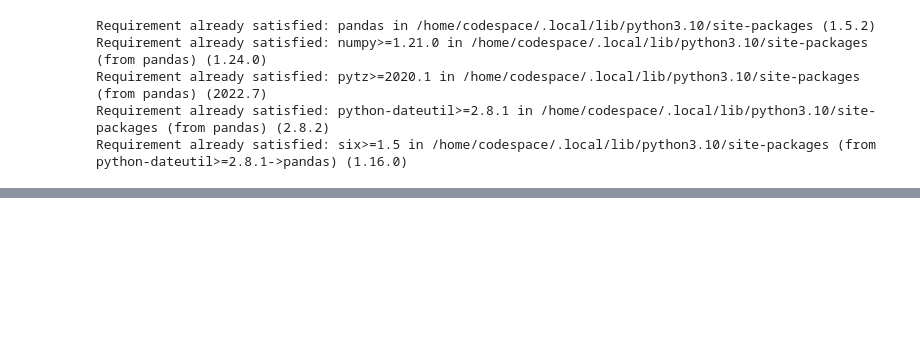
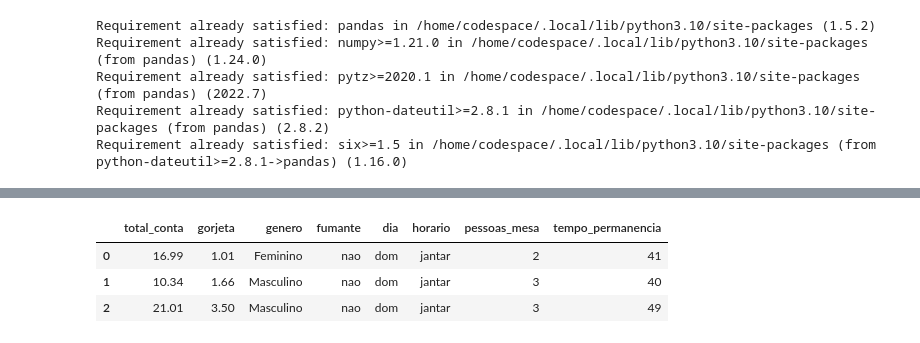
Before and after one commit to renankalil/intro_python_verao_ime_2023, a Jupyter notebook: notebooks/script_do_renan.ipynb, the cells around one changed output, grey strips where cells are left out. Cells and saved outputs as stored; diff of their text form; code cells hidden in the pictures; blank space fills up the shorter version.

```diff
--- a/notebooks/script_do_renan.ipynb
+++ b/notebooks/script_do_renan.ipynb
@@ -291,0 +330,7 @@ Bad pipe message: %s [b'']
+# %%
+df.iloc[0:3]
+# %% [output]
+|  | total_conta | gorjeta | genero | fumante | dia | horario | pessoas_mesa | tempo_permanencia |
+| 0 | 16.99 | 1.01 | Feminino | nao | dom | jantar | 2 | 41 |
+| 1 | 10.34 | 1.66 | Masculino | nao | dom | jantar | 3 | 40 |
+| 2 | 21.01 | 3.50 | Masculino | nao | dom | jantar | 3 | 49 |
```
Also changed, not shown: parts of 12 cells of this notebook.
